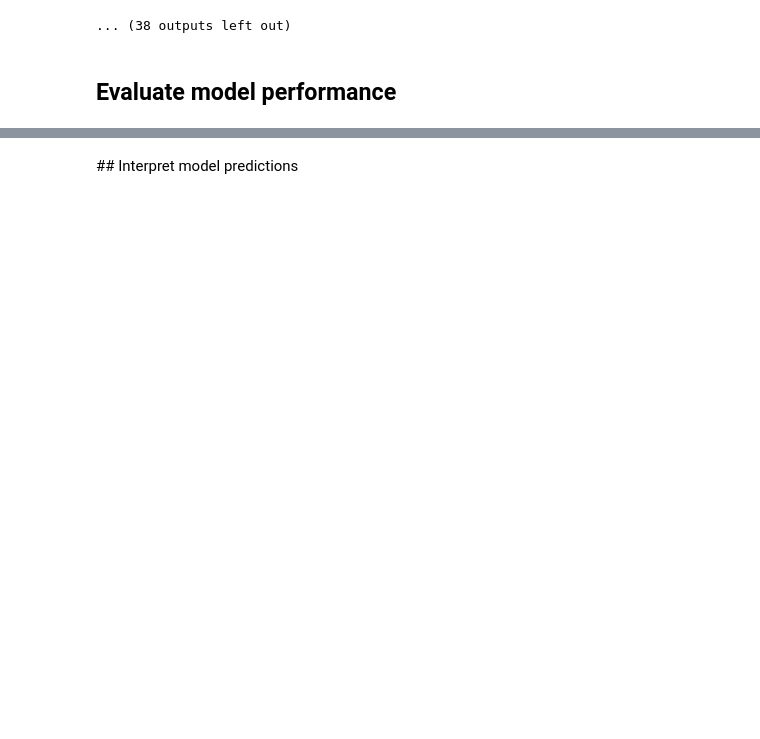
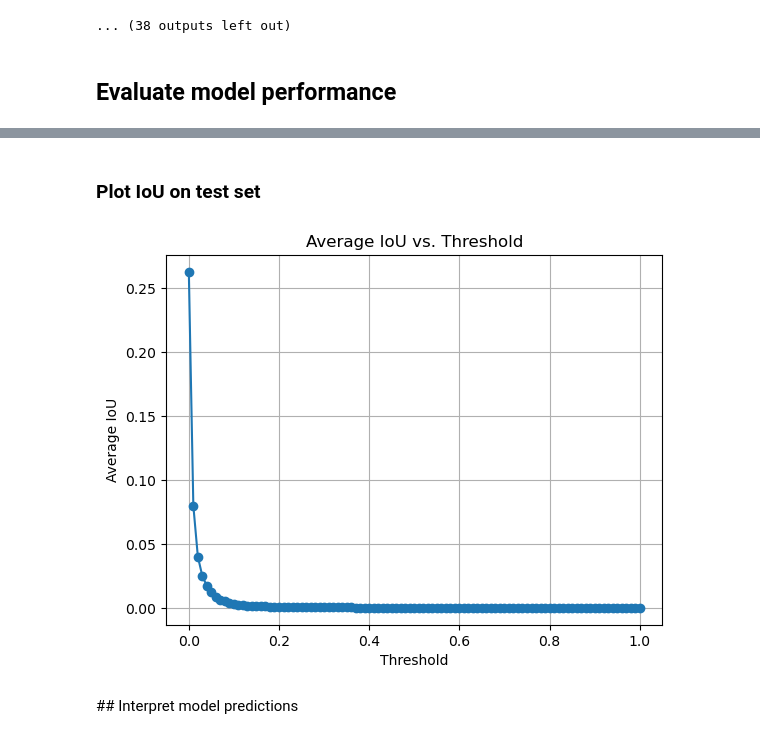
Before and after one commit to arj7192/fight_fraud_with_machine_learning, a Jupyter notebook: Chapter08/forgery_detection_multi_task_learning.ipynb, the cells around one changed output, grey strips where cells are left out. Drawn from its saved outputs; the diff is of its cells as text; code cells hidden in the pictures; blank space fills up the shorter version.

```diff
--- a/Chapter08/forgery_detection_multi_task_learning.ipynb
+++ b/Chapter08/forgery_detection_multi_task_learning.ipynb
@@ -346,3 +364,15 @@ plt.legend()
+# %% [markdown]
+### Plot IoU on test set
+# %%
+# Plotting the IoU curve
+plt.plot(threshold_range, avg_iou, marker='o')
+plt.xlabel('Threshold')
+plt.ylabel('Average IoU')
+plt.title('Average IoU vs. Threshold')
+plt.grid(True)
+plt.show()
+# %% [output]
+[figure, added]
 # %% [markdown]
 ## Interpret model predictions
 # %%
```
Also changed, not shown: parts of 8 cells of this notebook, 1 other file.
